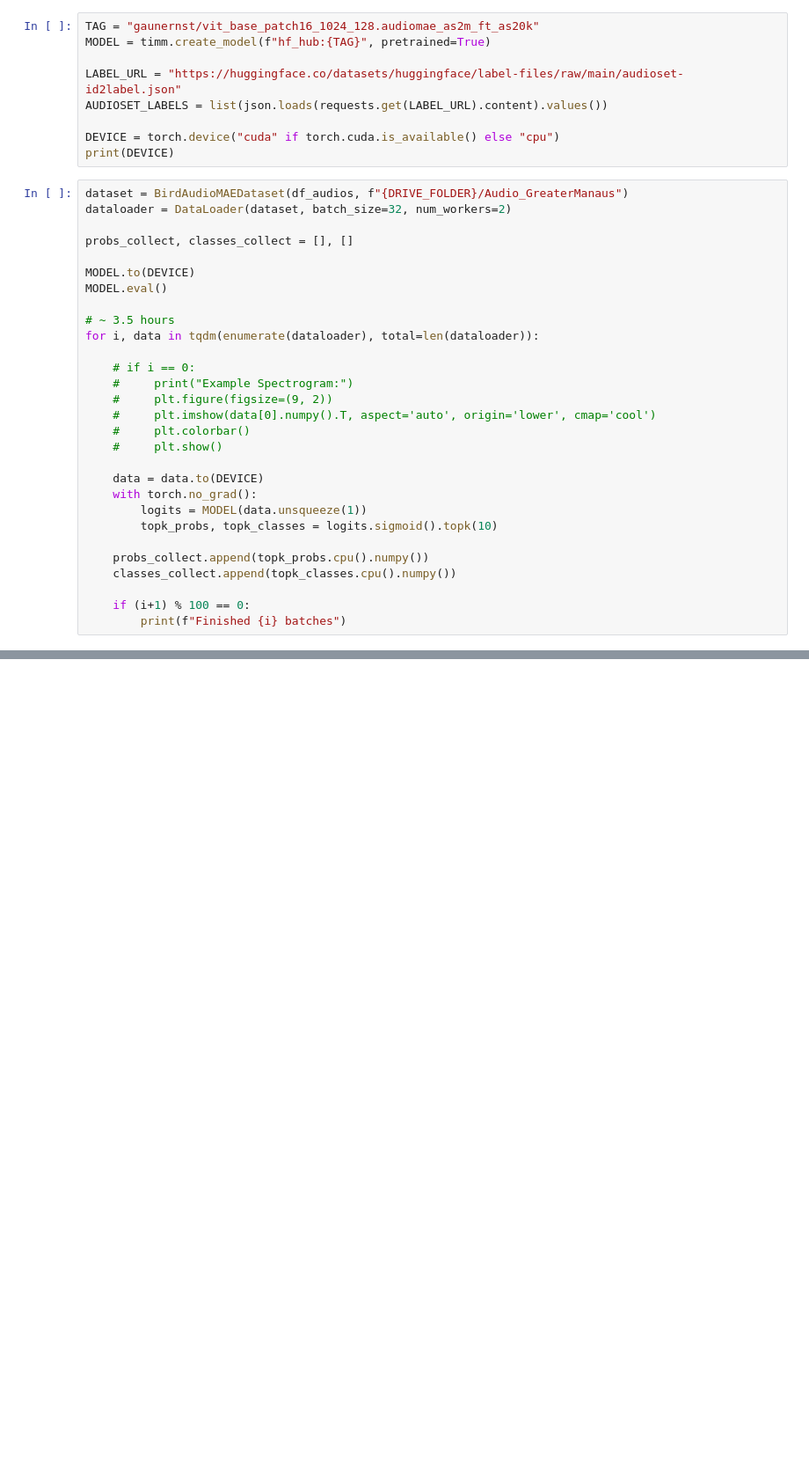
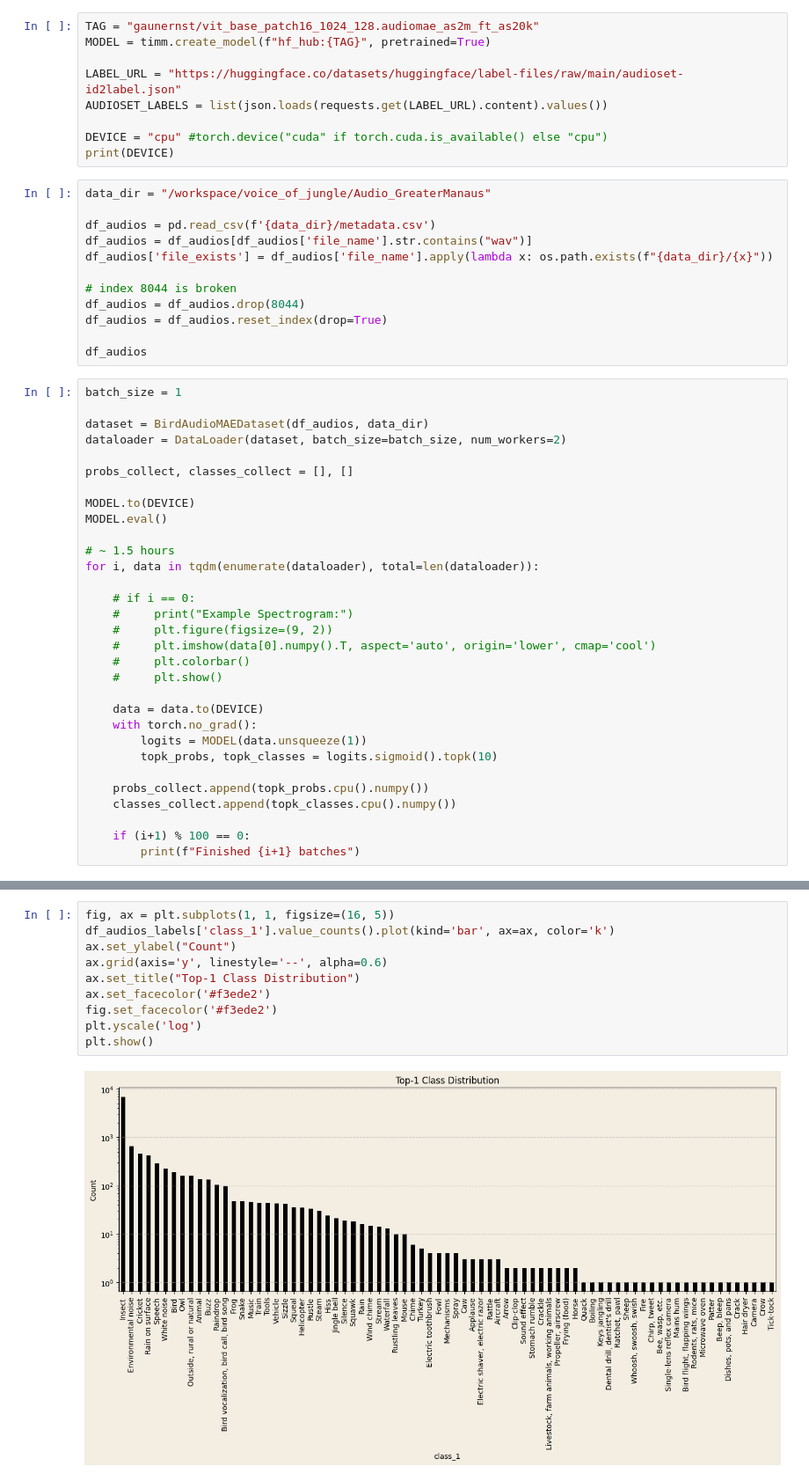
Before and after one commit to AzimuthLI/voice_of_jungle, a Jupyter notebook: Infer_AudioMAE.ipynb, the cells around one changed output, grey strips where cells are left out. Shown at 88% size. Drawn from its saved outputs; the diff is of its cells as text; blank space fills up the shorter version.

```diff
--- a/Infer_AudioMAE.ipynb
+++ b/Infer_AudioMAE.ipynb
@@ -56,18 +58,32 @@ MODEL = timm.create_model(f"hf_hub:{TAG}", pretrained=True)
 LABEL_URL = "https://huggingface.co/datasets/huggingface/label-files/raw/main/audioset-id2label.json"
 AUDIOSET_LABELS = list(json.loads(requests.get(LABEL_URL).content).values())
 
-DEVICE = torch.device("cuda" if torch.cuda.is_available() else "cpu")
+DEVICE = "cpu" #torch.device("cuda" if torch.cuda.is_available() else "cpu")
 print(DEVICE)
+# %%
+data_dir = "/workspace/voice_of_jungle/Audio_GreaterManaus"
+
+df_audios = pd.read_csv(f'{data_dir}/metadata.csv')
+df_audios = df_audios[df_audios['file_name'].str.contains("wav")]
+df_audios['file_exists'] = df_audios['file_name'].apply(lambda x: os.path.exists(f"{data_dir}/{x}"))
+
+# index 8044 is broken
+df_audios = df_audios.drop(8044)
+df_audios = df_audios.reset_index(drop=True)
+
+df_audios
 # %%
-dataset = BirdAudioMAEDataset(df_audios, f"{DRIVE_FOLDER}/Audio_GreaterManaus")
-dataloader = DataLoader(dataset, batch_size=32, num_workers=2)
+batch_size = 1
+
+dataset = BirdAudioMAEDataset(df_audios, data_dir)
+dataloader = DataLoader(dataset, batch_size=batch_size, num_workers=2)
 
 probs_collect, classes_collect = [], []
 
 MODEL.to(DEVICE)
 MODEL.eval()
 
-# ~ 3.5 hours
+# ~ 1.5 hours
 for i, data in tqdm(enumerate(dataloader), total=len(dataloader)):
 
     # if i == 0:
@@ -86,7 +102,7 @@ for i, data in tqdm(enumerate(dataloader), total=len(dataloader)):
     classes_collect.append(topk_classes.cpu().numpy())
 
     if (i+1) % 100 == 0:
-        print(f"Finished {i} batches")
+        print(f"Finished {i+1} batches")
 # %%
 # aggregate all results
 all_probs = np.concatenate(probs_collect)
@@ -114,0 +149,12 @@ df_audios_labels
+# %%
+fig, ax = plt.subplots(1, 1, figsize=(16, 5))
+df_audios_labels['class_1'].value_counts().plot(kind='bar', ax=ax, color='k')
+ax.set_ylabel("Count")
+ax.grid(axis='y', linestyle='--', alpha=0.6)
+ax.set_title("Top-1 Class Distribution")
+ax.set_facecolor('#f3ede2')
+fig.set_facecolor('#f3ede2')
+plt.yscale('log')
+plt.show()
+# %% [output]
+[figure, added]
```
Also changed, not shown: parts of 3 cells of this notebook, 2 other files.
